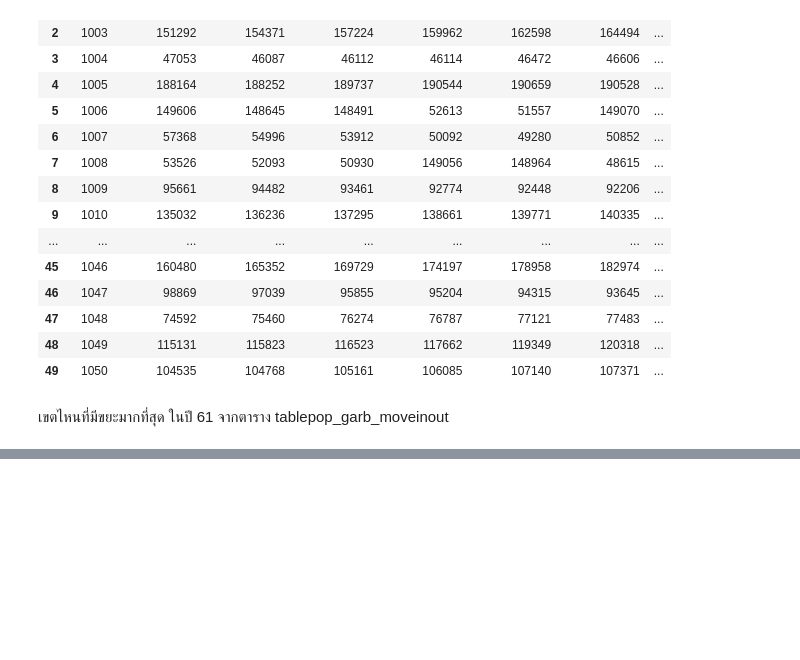
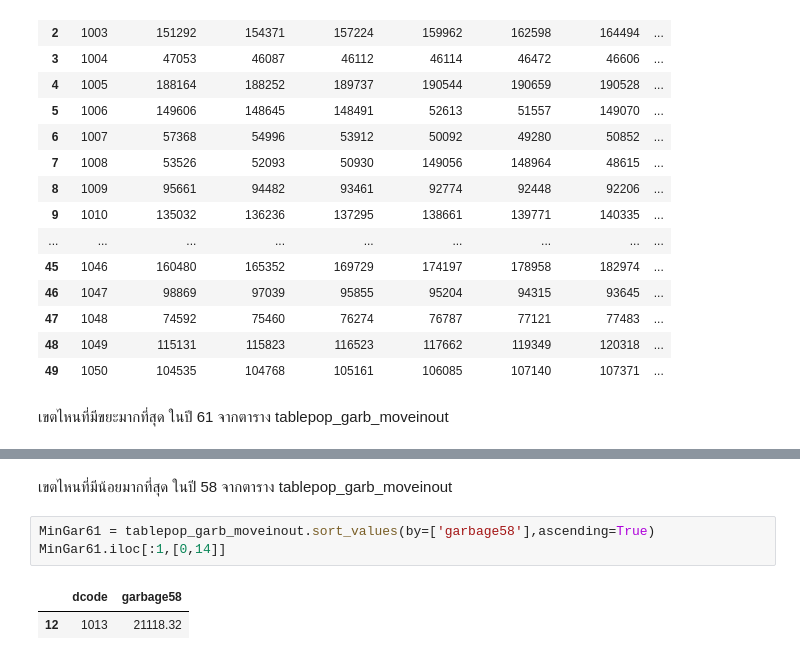
Before and after one commit to team0243/DWDM21, a Jupyter notebook: Project_SUKUNA.ipynb, the cells around one changed output, grey strips where cells are left out. Saved outputs shown, nothing was run; the diff lists cells and outputs as text; blank space fills up the shorter version.

```diff
--- a/Project_SUKUNA.ipynb
+++ b/Project_SUKUNA.ipynb
@@ -361,0 +368,8 @@ tablepop_garb_moveinout
+# %% [markdown]
+เขตไหนที่มีน้อยมากที่สุด ในปี 58 จากตาราง tablepop_garb_moveinout
+# %%
+MinGar61 = tablepop_garb_moveinout.sort_values(by=['garbage58'],ascending=True)
+MinGar61.iloc[:1,[0,14]]
+# %% [output]
+|  | dcode | garbage58 |
+| 12 | 1013 | 21118.32 |
```
Also changed, not shown: parts of 1 cell of this notebook.
